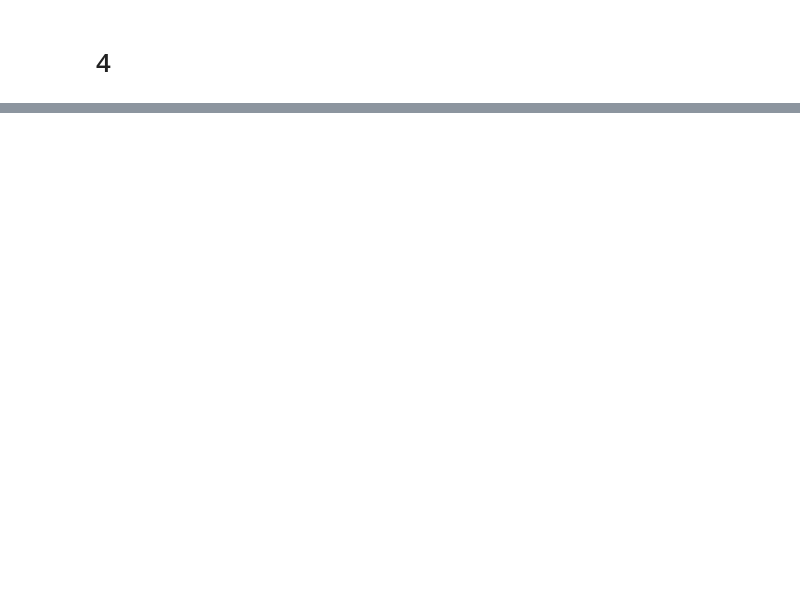
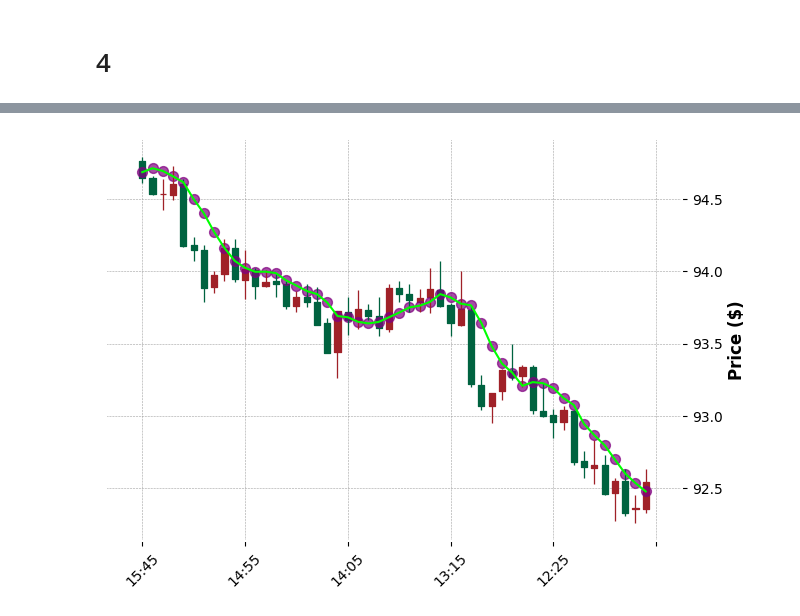
Before and after one commit to UY24/Ujjwal-Assignment_AngloBulls, a Jupyter notebook: ALgo_Bulls.ipynb, the cells around one changed output, grey strips where cells are left out. Drawn from its saved outputs; the diff is of its cells as text; code cells hidden in the pictures; blank space fills up the shorter version.

```diff
--- a/ALgo_Bulls.ipynb
+++ b/ALgo_Bulls.ipynb
@@ -263,0 +313,2 @@ NameError: ignored
+# %%
+df1["SMA"] = talib.SMA(df1.close, timeperiod=5)
@@ -263,0 +324,18 @@ NameError: ignored
+# %%
+df1.index = pd.DatetimeIndex(df1['timestamp'])
+# %%
+df1_small = df1[50:]
+# %%
+sma1 = fplt.make_addplot(df1_small["SMA"], color="lime", width=1.5)
+sma2 = fplt.make_addplot(df1_small["SMA"], type="scatter", color="purple", marker="o",
+                         alpha=0.7, markersize=50)
+
+fplt.plot(
+            df1_small,
+            type='candle',
+            addplot = [sma1, sma2],
+            style='charles',
+            ylabel='Price ($)',
+            )
+# %% [output]
+[figure, added]
```
Also changed, not shown: parts of 15 cells of this notebook.
